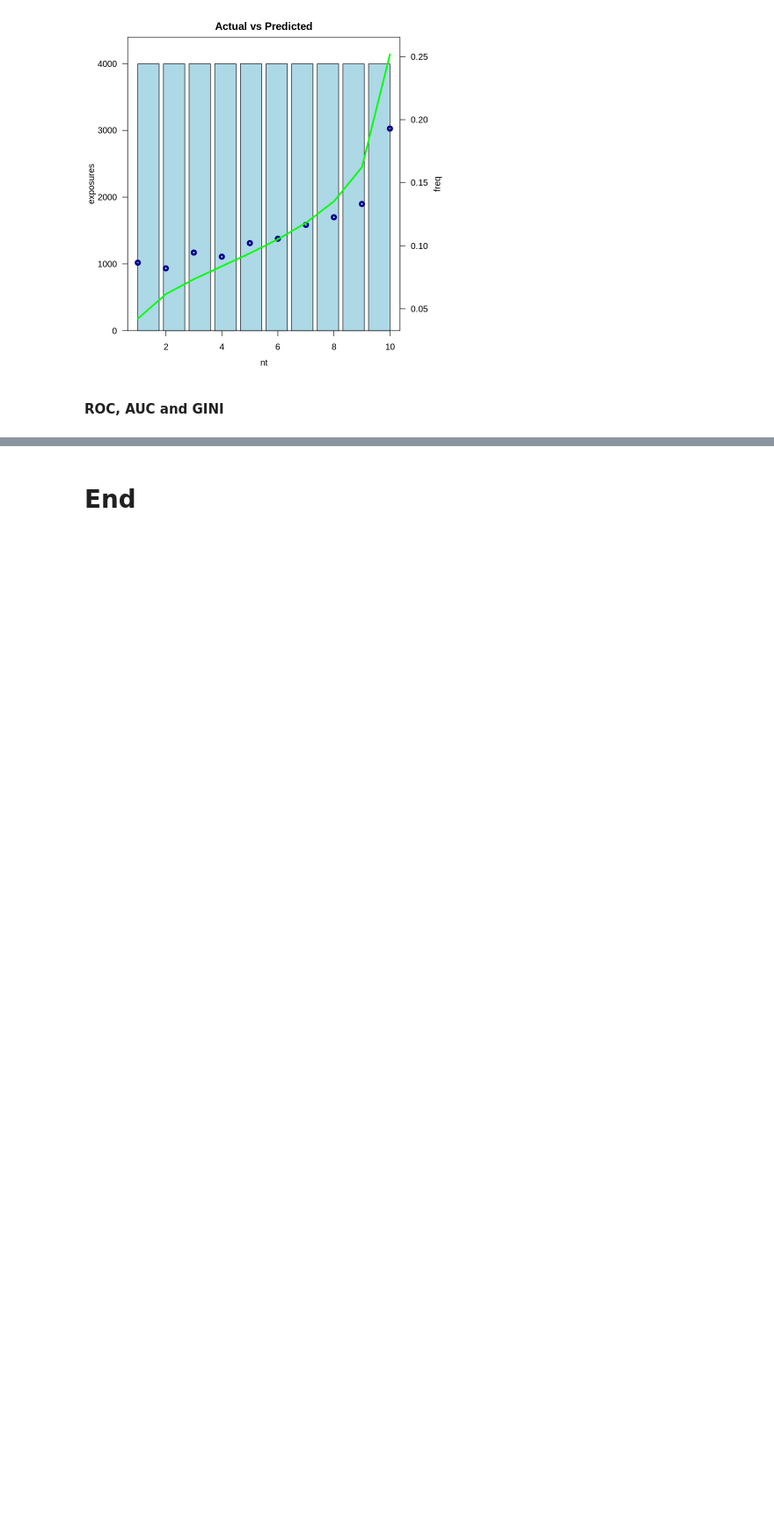
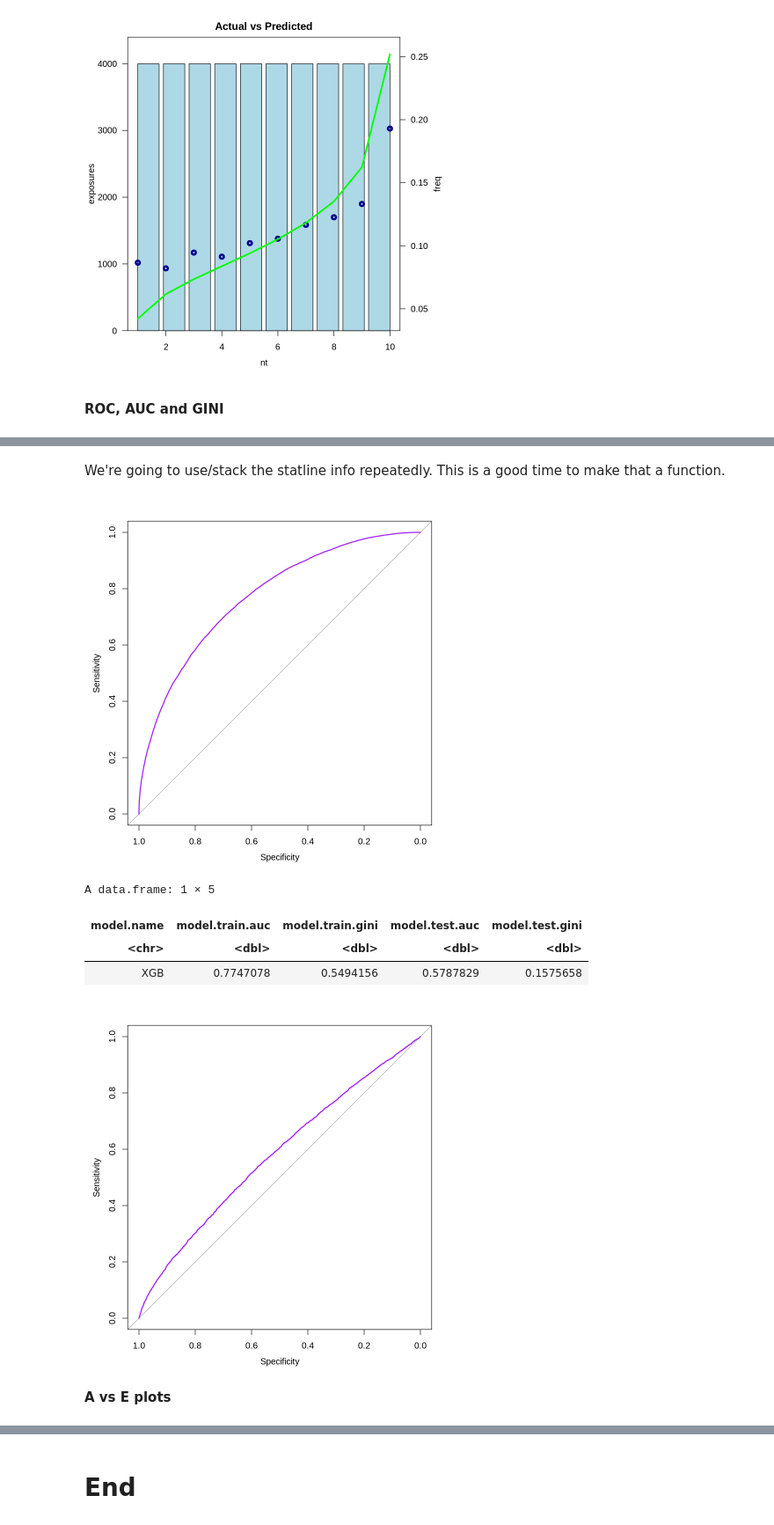
Before and after one commit to aparnasree2020/CAS_RPM_2023_GBM, a Jupyter notebook: GCW_playcode.ipynb, the cells around one changed output, grey strips where cells are left out. Shown at 88% size. Saved outputs shown, nothing was run; the diff lists cells and outputs as text; code cells hidden in the pictures; blank space fills up the shorter version.

```diff
--- a/GCW_playcode.ipynb
+++ b/GCW_playcode.ipynb
@@ -671,11 +628,9 @@ m.xgb <- xgboost(data = as.matrix(x.train),
                   nrounds = 100,                  #number of trees, defaulat is 100
                   eta = 0.3,                      #learning rate, default is 0.3
                   max_depth = 6,                  #depth of tree, default is 6
-                  min_child_weight = 1,           #size of child node, default is 1
                   subsample = 1,                  #sample of data used for each iteration, default is 1
                   colsample_bytree = 1,           #pct of features for each iteration, default is 1
-                  objective = "binary:logistic",  #prediction objective
-                  eval_metric = "auc")
+                  objective = "binary:logistic")  #prediction objective
 
 y.pred.train <- predict(m.xgb, newdata=as.matrix(x.train), type="response")
 y.pred.test <- predict(m.xgb, newdata=as.matrix(x.test), type="response")
@@ -699,23 +654,3 @@ avse.plot.classification(var="nt",data=df.test,actual="y.out",pred="y.pred.xgb",
 [figure]
 # %% [markdown]
 **ROC, AUC and GINI**
-# %%
-roc.score.xgb <- roc(y.train, df.train$y.pred.xgb, quiet = quiet.setting)
-plot(roc.score.xgb, col = "purple", add = FALSE)
-
-roc.score.xgb <- roc(y.test, df.test$y.pred.xgb, quiet = quiet.setting)
-plot(roc.score.xgb, col = "purple", add = FALSE)
-
-model.name <- c("XGB")
-quiet.setting <- TRUE
-model.train.auc <- c( auc(y.train, df.train$y.pred.xgb, quiet = quiet.setting))
-model.train.gini <- 2*model.train.auc - 1
-model.test.auc <- c(  auc(y.test, df.test$y.pred.xgb, quiet = quiet.setting))
-model.test.gini <- 2*model.test.auc - 1
-data.frame(model.name, model.train.auc, model.train.gini, model.test.auc, model.test.gini)
-# %%
-df.train.out <- bind_cols(x.train, data.frame(truth.train, y.train, y.pred.train))
-df.train.out$exposures <- 1
-
-df.test.out <- bind_cols(x.test, data.frame(truth.test, y.test, y.pred.test))
-df.test.out$exposures <- 1
@@ -948,0 +657,29 @@ legend("bottomright", legend=c("XGBoost", "GBM", "GLM"), col=c("red", "green", "
+# %% [markdown]
+We're going to use/stack the statline info repeatedly. This is a good time to make that a function.
+# %%
+build_statline = function(y.train, y.train.pred, y.test, y.test.pred, model.name) {
+  quiet.setting <- TRUE
+  model.train.auc <- c(auc(y.train, y.train.pred, quiet = quiet.setting))
+  model.train.gini <- 2*model.train.auc - 1
+  model.test.auc <- c(auc(y.test, y.test.pred, quiet = quiet.setting))
+  model.test.gini <- 2*model.test.auc - 1
+  return(data.frame(model.name, model.train.auc, model.train.gini, model.test.auc, model.test.gini))
+}
+# %%
+roc.score.train.xgb <- roc(y.train, df.train$y.pred.xgb, quiet = quiet.setting)
+plot(roc.score.train.xgb, col = "purple", add = FALSE)
+
+roc.score.test.xgb <- roc(y.test, df.test$y.pred.xgb, quiet = quiet.setting)
+plot(roc.score.test.xgb, col = "purple", add = FALSE)
+
+statline.xgb <- build_statline(y.train, df.train$y.pred.xgb, y.test, df.test$y.pred.xgb, "XGB")
+statline.xgb
+# %% [output]
+[figure, added]
+A data.frame: 1 × 5
+| model.name | model.train.auc | model.train.gini | model.test.auc | model.test.gini |
+| <chr> | <dbl> | <dbl> | <dbl> | <dbl> |
+| XGB | 0.7747078 | 0.5494156 | 0.5787829 | 0.1575658 |
+[figure, added]
+# %% [markdown]
+**A vs E plots**
```
Also changed, not shown: parts of 58 cells of this notebook.
